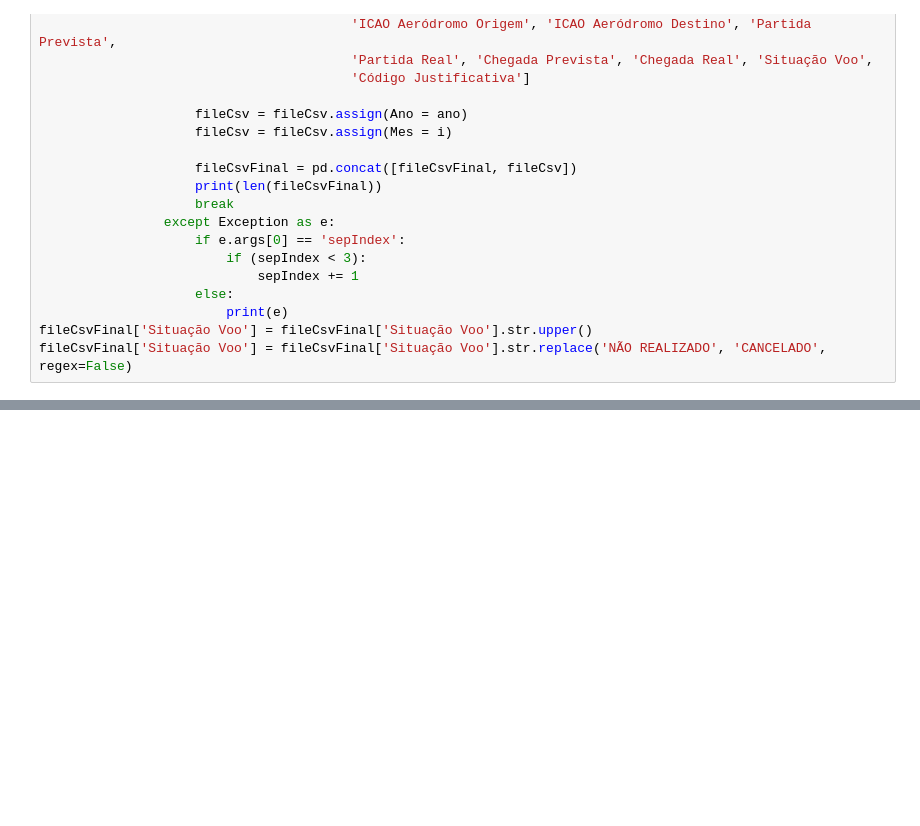
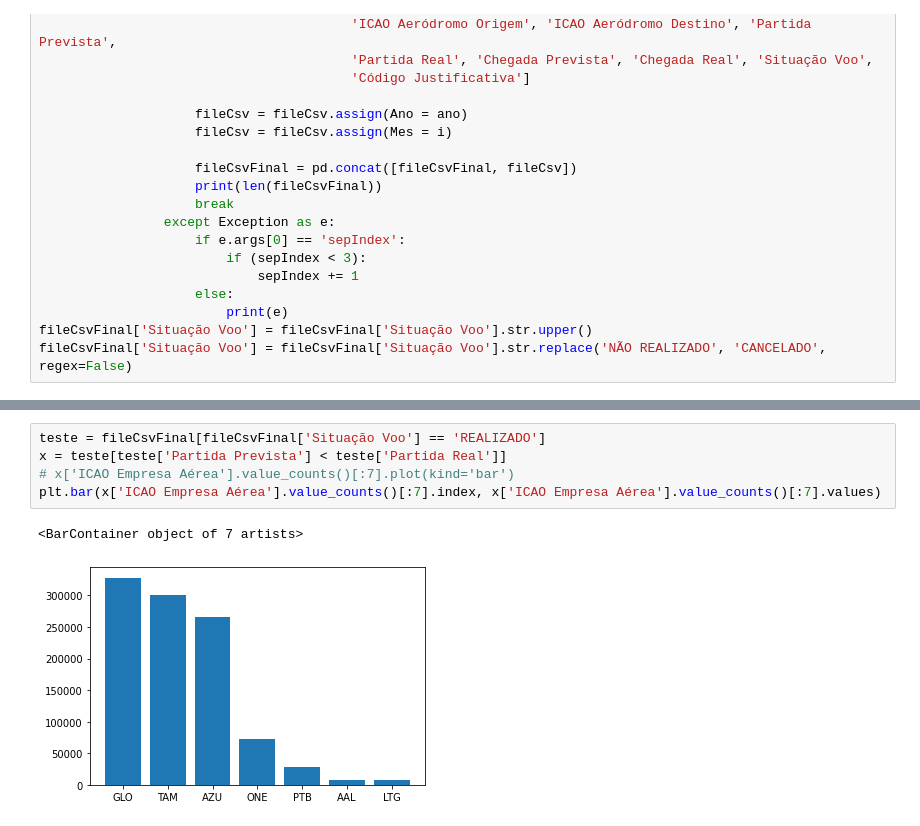
Before and after one commit to gabrielsandrade/MATA62-UFBA, a Jupyter notebook: anac.ipynb, the cells around one changed output, grey strips where cells are left out. Drawn from its saved outputs; the diff is of its cells as text; blank space fills up the shorter version.

```diff
--- a/anac.ipynb
+++ b/anac.ipynb
@@ -160,0 +177,8 @@ fileCsvFinal['Código Tipo Linha'].value_counts().plot(kind='bar')
+# %%
+teste = fileCsvFinal[fileCsvFinal['Situação Voo'] == 'REALIZADO']
+x = teste[teste['Partida Prevista'] < teste['Partida Real']]
+# x['ICAO Empresa Aérea'].value_counts()[:7].plot(kind='bar')
+plt.bar(x['ICAO Empresa Aérea'].value_counts()[:7].index, x['ICAO Empresa Aérea'].value_counts()[:7].values)
+# %% [output]
+<BarContainer object of 7 artists>
+[figure, added]
```
Also changed, not shown: parts of 13 cells of this notebook.
